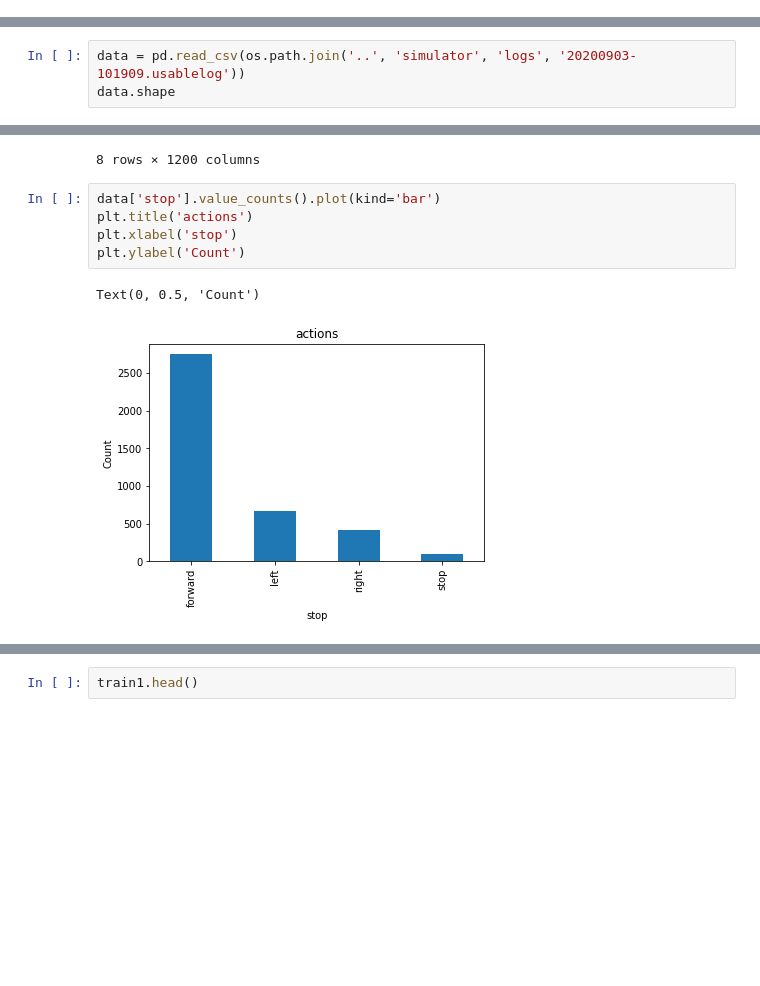
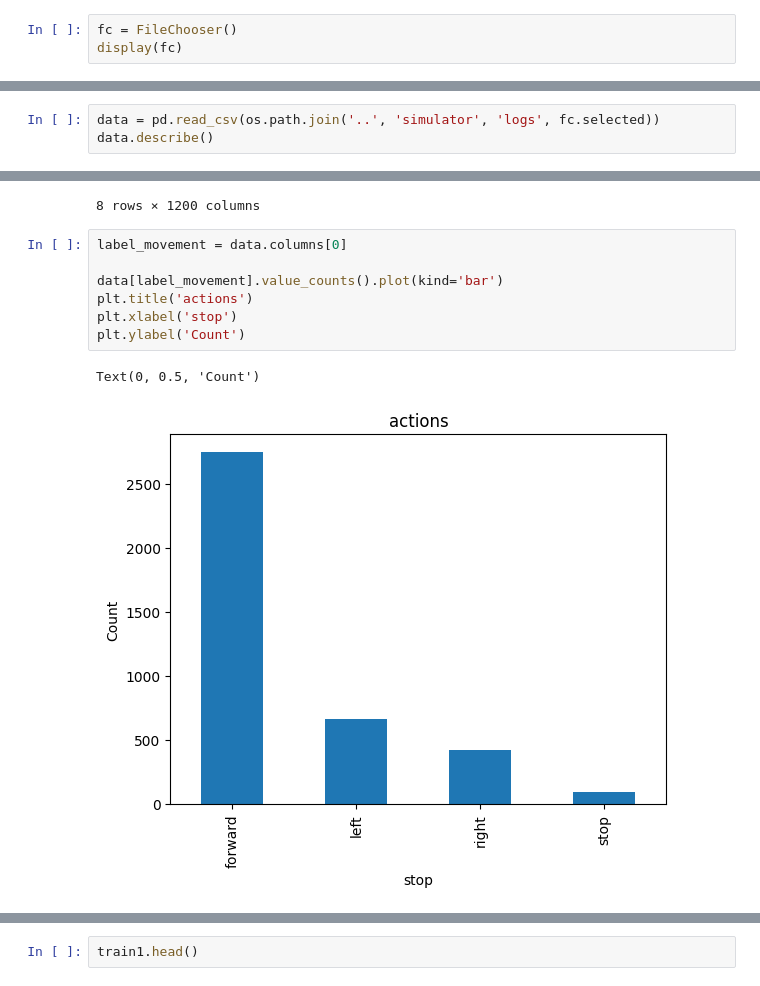
Before and after one commit to daanzap/ai_robot, a Jupyter notebook: notebooks/simulator_pilot.ipynb, the cells around one changed output, grey strips where cells are left out. Saved outputs shown, nothing was run; the diff lists cells and outputs as text; blank space fills up the shorter version.

```diff
--- a/notebooks/simulator_pilot.ipynb
+++ b/notebooks/simulator_pilot.ipynb
@@ -6,2 +8,5 @@ import os
 
 %matplotlib inline
+# %%
+fc = FileChooser()
+display(fc)
@@ -8,4 +15,4 @@ import os
 # %%
-data = pd.read_csv(os.path.join('..', 'simulator', 'logs', '20200903-101909.usablelog'))
-data.shape
+data = pd.read_csv(os.path.join('..', 'simulator', 'logs', fc.selected))
+data.describe()
 # %% [output]
@@ -34,11 +50,13 @@ data.describe()
 | max | 255.000000 | 255.000000 | 255.000000 | 255.000000 | 255.000000 | 255.000000 | 255.000000 | 255.000000 | 255.000000 | 255.000000 | ... | ... |
 8 rows × 1200 columns
 # %%
-data['stop'].value_counts().plot(kind='bar')
+label_movement = data.columns[0]
+
+data[label_movement].value_counts().plot(kind='bar')
 plt.title('actions')
 plt.xlabel('stop')
 plt.ylabel('Count')
 # %% [output]
 Text(0, 0.5, 'Count')
-[figure, old version]
+[figure, new version]
 # %%
```
Also changed, not shown: parts of 18 cells of this notebook, 13 other files.
